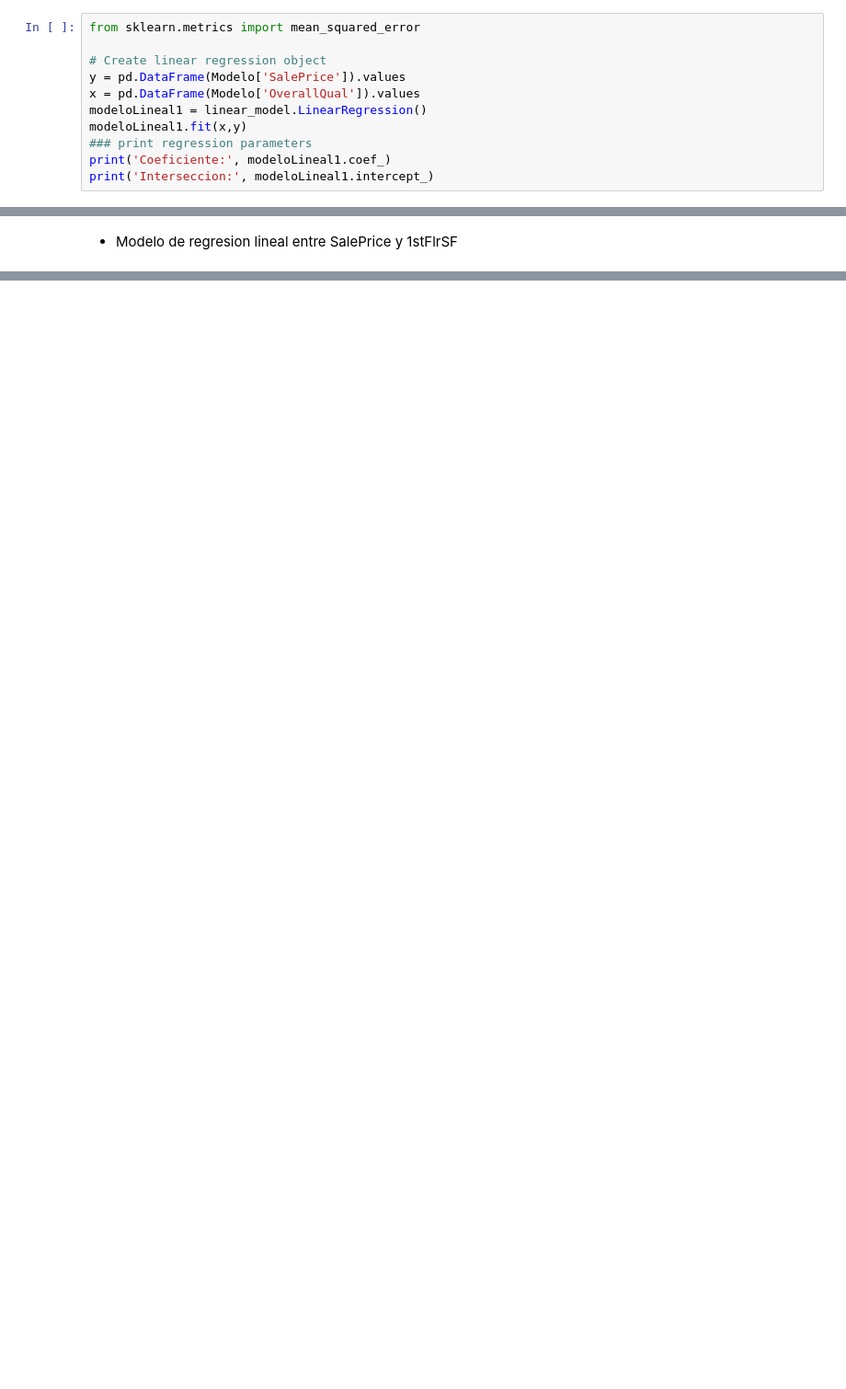
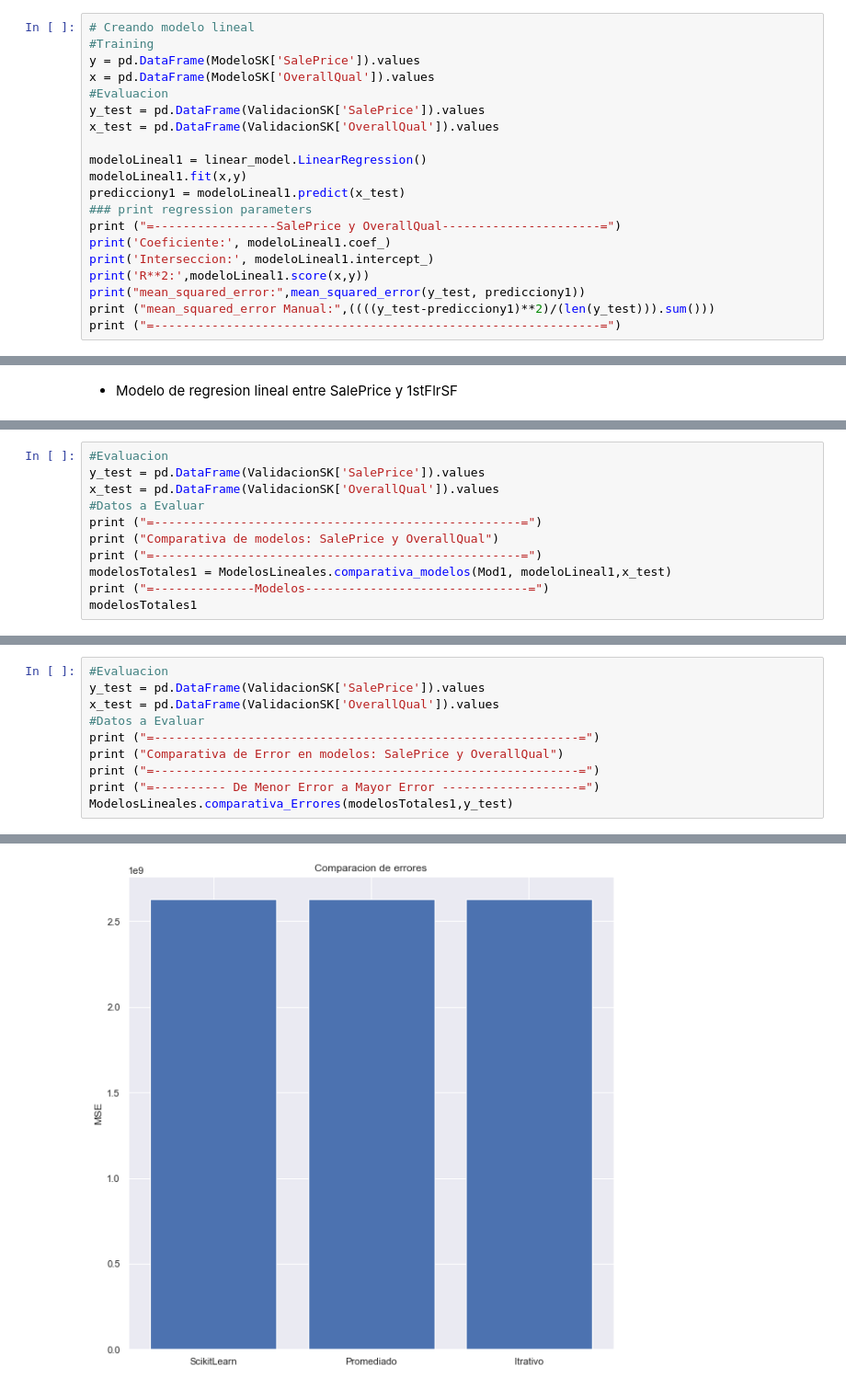
Before and after one commit to RainieroPV/Ciencia-de-Datos-en-Python, a Jupyter notebook: Proyecto_Final.ipynb, the cells around one changed output, grey strips where cells are left out. Shown at 92% size. Drawn from its saved outputs; the diff is of its cells as text; blank space fills up the shorter version.

```diff
--- a/Proyecto_Final.ipynb
+++ b/Proyecto_Final.ipynb
@@ -287,12 +430,21 @@ diagramar_modelo_iteracion(Modelo.iloc[:,0], "SalePrice", Modelo.iloc[:,2], "1st
 # %%
-from sklearn.metrics import mean_squared_error
+# Creando modelo lineal
+#Training
+y = pd.DataFrame(ModeloSK['SalePrice']).values
+x = pd.DataFrame(ModeloSK['OverallQual']).values
+#Evaluacion
+y_test = pd.DataFrame(ValidacionSK['SalePrice']).values
+x_test = pd.DataFrame(ValidacionSK['OverallQual']).values
 
-# Create linear regression object
-y = pd.DataFrame(Modelo['SalePrice']).values
-x = pd.DataFrame(Modelo['OverallQual']).values
 modeloLineal1 = linear_model.LinearRegression()
 modeloLineal1.fit(x,y)
+predicciony1 = modeloLineal1.predict(x_test)
 ### print regression parameters
+print ("=-----------------SalePrice y OverallQual----------------------=")
 print('Coeficiente:', modeloLineal1.coef_)
 print('Interseccion:', modeloLineal1.intercept_)
+print('R**2:',modeloLineal1.score(x,y))
+print("mean_squared_error:",mean_squared_error(y_test, predicciony1))
+print ("mean_squared_error Manual:",((((y_test-predicciony1)**2)/(len(y_test))).sum()))
+print ("=--------------------------------------------------------------=")
 # %% [output]
@@ -340,0 +494,11 @@ Coefficient of determination: 0.61
+# %%
+#Evaluacion
+y_test = pd.DataFrame(ValidacionSK['SalePrice']).values
+x_test = pd.DataFrame(ValidacionSK['OverallQual']).values
+#Datos a Evaluar
+print ("=---------------------------------------------------=")
+print ("Comparativa de modelos: SalePrice y OverallQual")
+print ("=---------------------------------------------------=")
+modelosTotales1 = ModelosLineales.comparativa_modelos(Mod1, modeloLineal1,x_test)
+print ("=--------------Modelos-------------------------------=")
+modelosTotales1
@@ -340,0 +568,11 @@ Coefficient of determination: 0.61
+# %%
+#Evaluacion
+y_test = pd.DataFrame(ValidacionSK['SalePrice']).values
+x_test = pd.DataFrame(ValidacionSK['OverallQual']).values
+#Datos a Evaluar
+print ("=-----------------------------------------------------------=")
+print ("Comparativa de Error en modelos: SalePrice y OverallQual")
+print ("=-----------------------------------------------------------=")
+print ("=---------- De Menor Error a Mayor Error -------------------=")
+ModelosLineales.comparativa_Errores(modelosTotales1,y_test)
+# %% [output]
@@ -340,0 +587 @@ Coefficient of determination: 0.61
+[figure, added]
```
Also changed, not shown: parts of 45 cells of this notebook.
